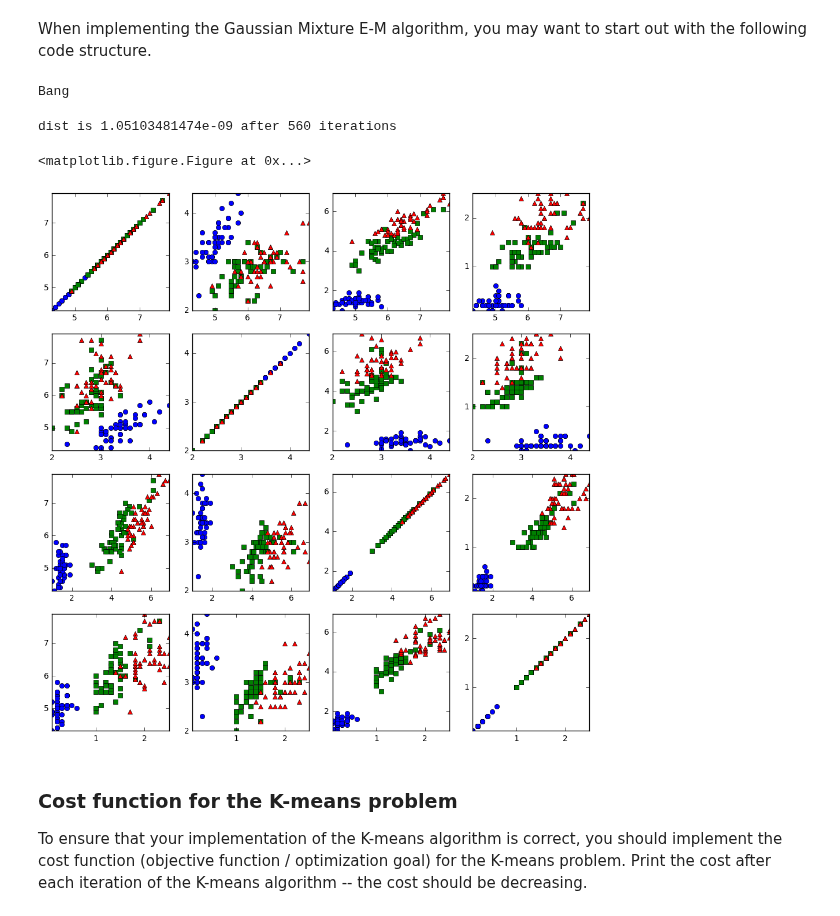
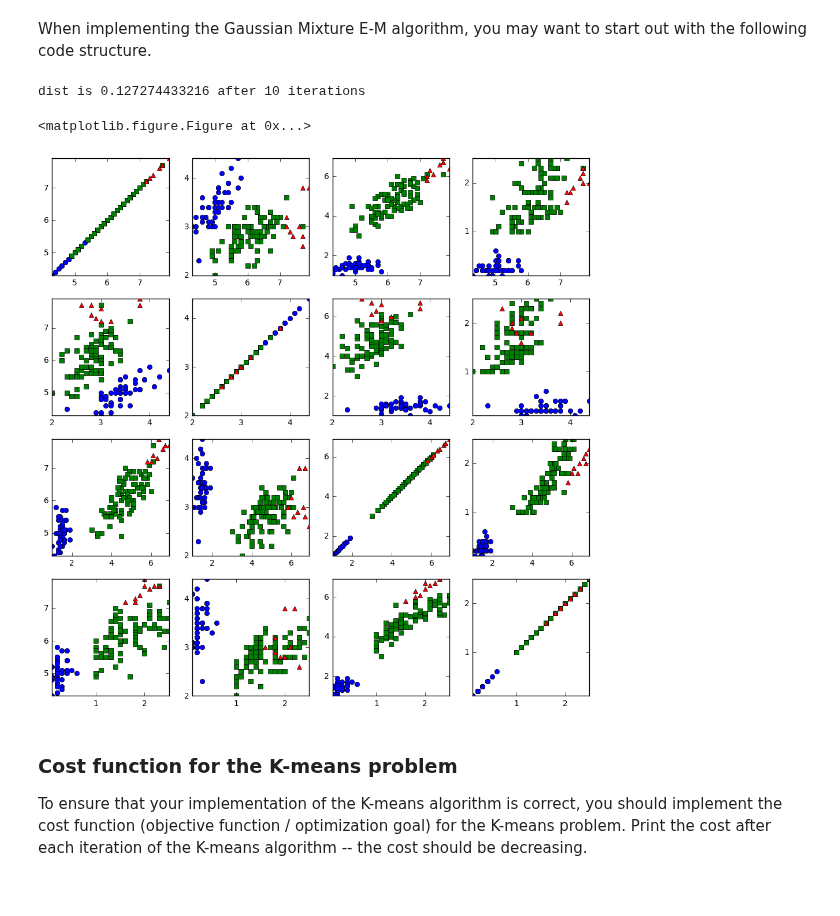
Before and after one commit to Malakith/dMachineLearning, a Jupyter notebook: handin4/HandIn4.ipynb, the cells around one changed output. Saved outputs shown, nothing was run; the diff lists cells and outputs as text; code cells hidden in the pictures.

```diff
--- a/handin4/HandIn4.ipynb
+++ b/handin4/HandIn4.ipynb
@@ -315,8 +301,9 @@ def scaleMean(mean, scale, scale_min):
     return (scale @ (mean-scale_min).T).T
 
 def em(points, k, epsilon, mean=None, pad=0.0, maxiter = None, log = False):
-    if log == True:
-        log_data = np.zeros(maxiter)
+    log_data=None
+    if log == True and maxiter is not None:
+        log_data = np.zeros(maxiter+1)
     points = np.asarray(points)
     n, d = points.shape
 
@@ -347,7 +334,7 @@ def em(points, k, epsilon, mean=None, pad=0.0, maxiter = None, log = False):
 
         # Expectation step
         sPoints, sMean, sCov = scale(points, mean, cov)
-        px_c = pdf(sPoints, sMean, sCov, prior)
+        px_c = pdf(points, mean, cov, prior)
         px = (prior * px_c).sum(axis=1)
         pc_x = prior[np.newaxis, :] * ( px_c / px[:, np.newaxis])
 
@@ -355,10 +342,10 @@ def em(points, k, epsilon, mean=None, pad=0.0, maxiter = None, log = False):
         # calculate weights
         #We believe that any category must contain at least 10% of the points
 
-        #We first remove 10%*3 from each probability (summing to 30% all in all, since the probabilities sum to 1)
-        # After that we add the 10% points to each probability, so we have added back the 30%-points we removed earlier.
-        # This way we enforce the notion, that no class can have less than 10% of the datapoints.
-        prior = ((pc_x.sum(axis = 0)) / n)*(1-pad) + pad
+        # We calculate prior, and do some padding. The idea is, that we believe that X% of the data must be
+        # distributed evently across our classes. So we can always select some X% percent of our datapoints,
+        # which will be evently distributed. This is pretty much the same as pseudocounting.
+        prior = ((pc_x.sum(axis = 0)) / n)*(1-pad) + pad/k
 
 
         # calculate mean
@@ -378,7 +365,7 @@ def em(points, k, epsilon, mean=None, pad=0.0, maxiter = None, log = False):
         if maxiter != None:
             if log == True:
                 log_data[q] = dist
-            tired = tired or q >= maxiter
+            tired = q >= maxiter
         q += 1
 
     # Validate output
@@ -394,31 +381,24 @@ def vote_labels(guessed, actual):
         vl = np.argmax(np.bincount(actual[guessed == l]))
         respons[guessed == l] = vl
     return respons
-# %%
-x = 4
-if x != None and x > 1:
-    print("Bang")
-    x -= 1
-# %% [output]
-Bang
 # %%
 # test em
 
 import sklearn.datasets
 iris = sklearn.datasets.load_iris()
 data = iris['data']
 labels = iris['target']
 
 plt.figure()
 
-mean, cov, prior, log_data = em(data, 12, 0.000000001, pad=0.1, maxiter=10000, log=True)
+mean, cov, prior, log_data = em(data, 3, 0.01, pad=0.1)#, maxiter=10000, log=True)
 guessed_labels = most_likely(data, mean, cov, prior)
 voted_labels = vote_labels(guessed_labels, labels)
 plot_matrix(data, data, voted_labels, {0: 'o', 1: 's', 2: '^'}, figsize=(12, 12))
 # %% [output]
-dist is 1.05103481474e-09 after 560 iterations
+dist is 0.127274433216 after 10 iterations
 <matplotlib.figure.Figure at 0x...>
-[figure, old version]
+[figure, new version]
 # %% [markdown]
 ### Cost function for the K-means problem
 
```
Also changed, not shown: parts of 9 cells of this notebook.
